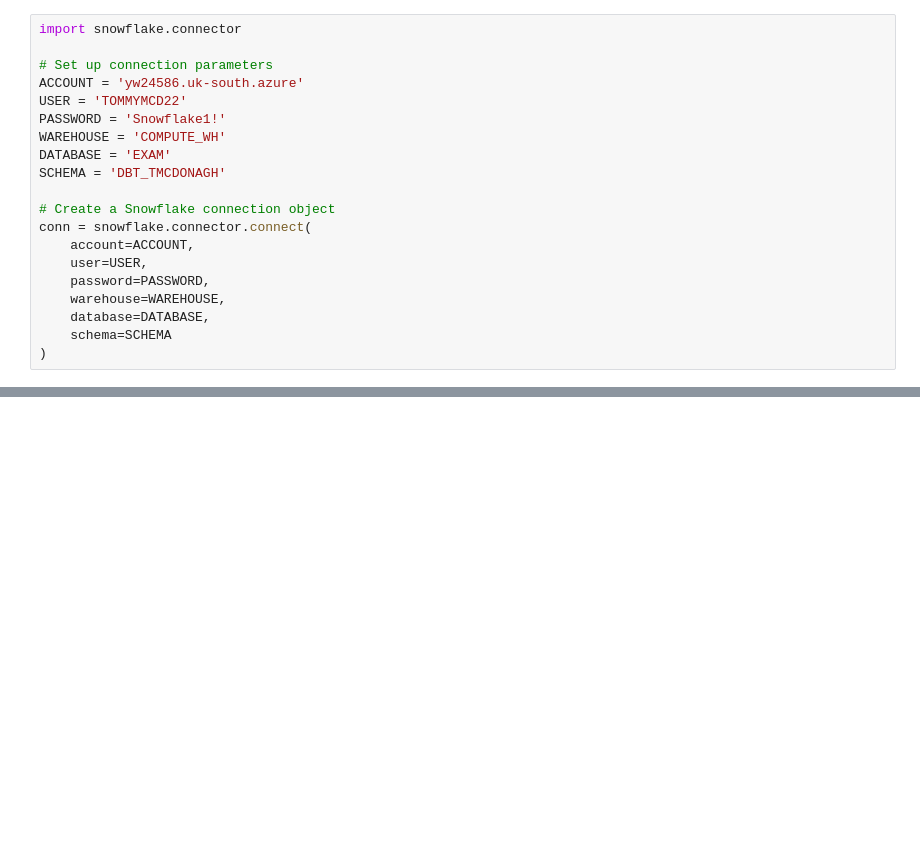
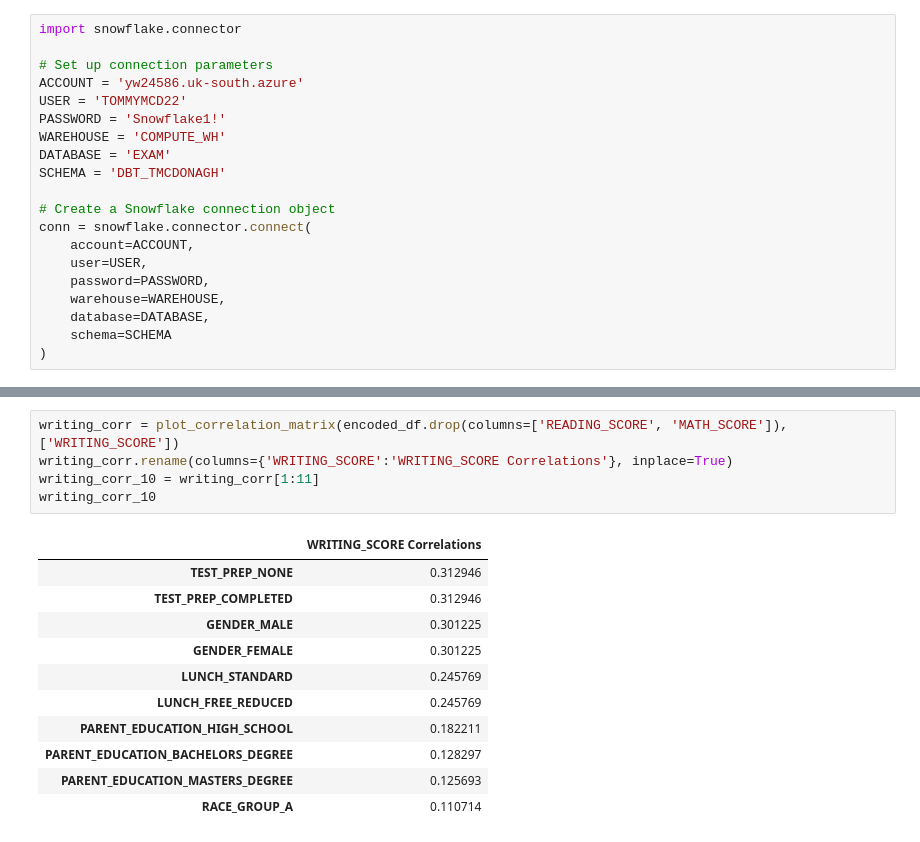
Before and after one commit to Tommy-McDonagh/examResults, a Jupyter notebook: inference.ipynb, the cells around one changed output, grey strips where cells are left out. Saved outputs shown, nothing was run; the diff lists cells and outputs as text; blank space fills up the shorter version.

```diff
--- a/inference.ipynb
+++ b/inference.ipynb
@@ -47,0 +111,17 @@ df
+# %%
+writing_corr = plot_correlation_matrix(encoded_df.drop(columns=['READING_SCORE', 'MATH_SCORE']), ['WRITING_SCORE'])
+writing_corr.rename(columns={'WRITING_SCORE':'WRITING_SCORE Correlations'}, inplace=True)
+writing_corr_10 = writing_corr[1:11]
+writing_corr_10
+# %% [output]
+|  | WRITING_SCORE Correlations |
+| TEST_PREP_NONE | 0.312946 |
+| TEST_PREP_COMPLETED | 0.312946 |
+| GENDER_MALE | 0.301225 |
+| GENDER_FEMALE | 0.301225 |
+| LUNCH_STANDARD | 0.245769 |
+| LUNCH_FREE_REDUCED | 0.245769 |
+| PARENT_EDUCATION_HIGH_SCHOOL | 0.182211 |
+| PARENT_EDUCATION_BACHELORS_DEGREE | 0.128297 |
+| PARENT_EDUCATION_MASTERS_DEGREE | 0.125693 |
+| RACE_GROUP_A | 0.110714 |
```
Also changed, not shown: parts of 24 cells of this notebook.
